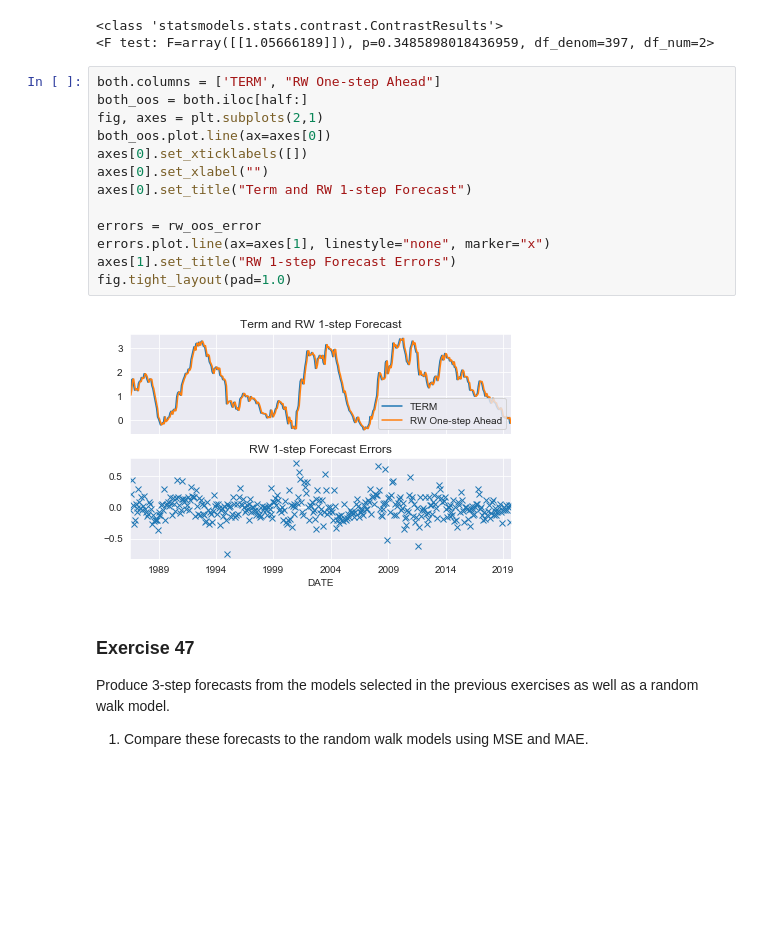
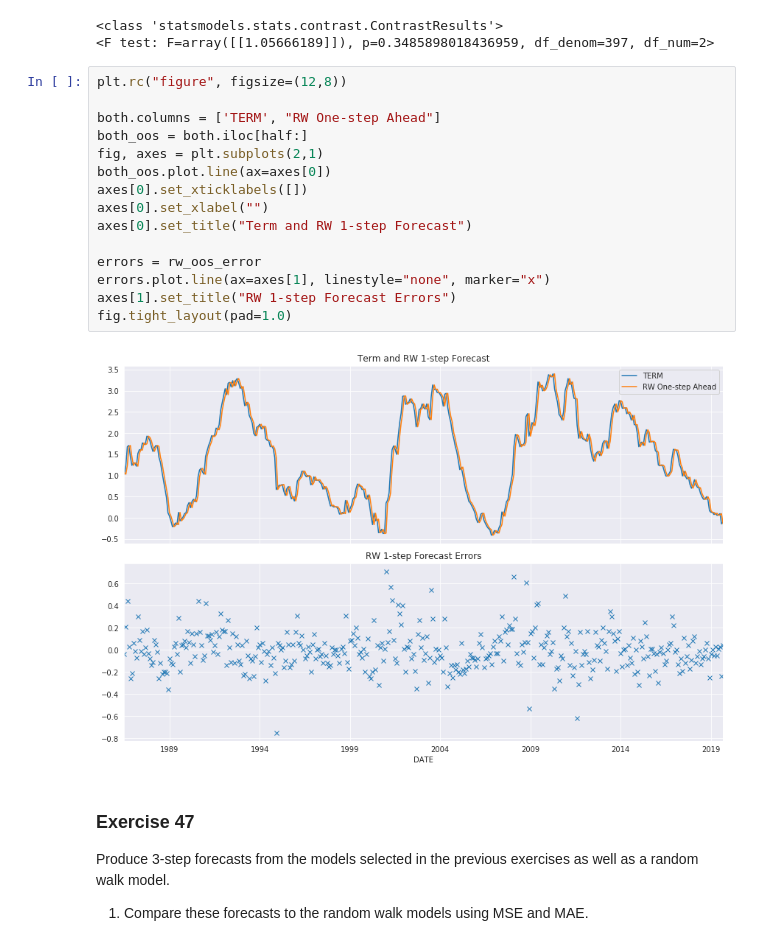
Before and after one commit to bashtage/python-introduction, a Jupyter notebook: solutions/autumn/arma-forecasting.ipynb, the cells around one changed output. Saved outputs shown, nothing was run; the diff lists cells and outputs as text; blank space fills up the shorter version.

```diff
--- a/solutions/autumn/arma-forecasting.ipynb
+++ b/solutions/autumn/arma-forecasting.ipynb
@@ -145,20 +145,22 @@ res.wald_test(r_matrix)
 <class 'statsmodels.stats.contrast.ContrastResults'>
 <F test: F=array([[1.05666189]]), p=0.3485898018436959, df_denom=397, df_num=2>
 # %%
+plt.rc("figure", figsize=(12,8))
+
 both.columns = ['TERM', "RW One-step Ahead"]
 both_oos = both.iloc[half:]
 fig, axes = plt.subplots(2,1)
 both_oos.plot.line(ax=axes[0])
 axes[0].set_xticklabels([])
 axes[0].set_xlabel("")
 axes[0].set_title("Term and RW 1-step Forecast")
 
 errors = rw_oos_error
 errors.plot.line(ax=axes[1], linestyle="none", marker="x")
 axes[1].set_title("RW 1-step Forecast Errors")
 fig.tight_layout(pad=1.0)
 # %% [output]
-[figure, old version]
+[figure, new version]
 # %% [markdown]
 ### Exercise 47
 
```
Also changed, not shown: parts of 7 cells of this notebook, 13 other files.
